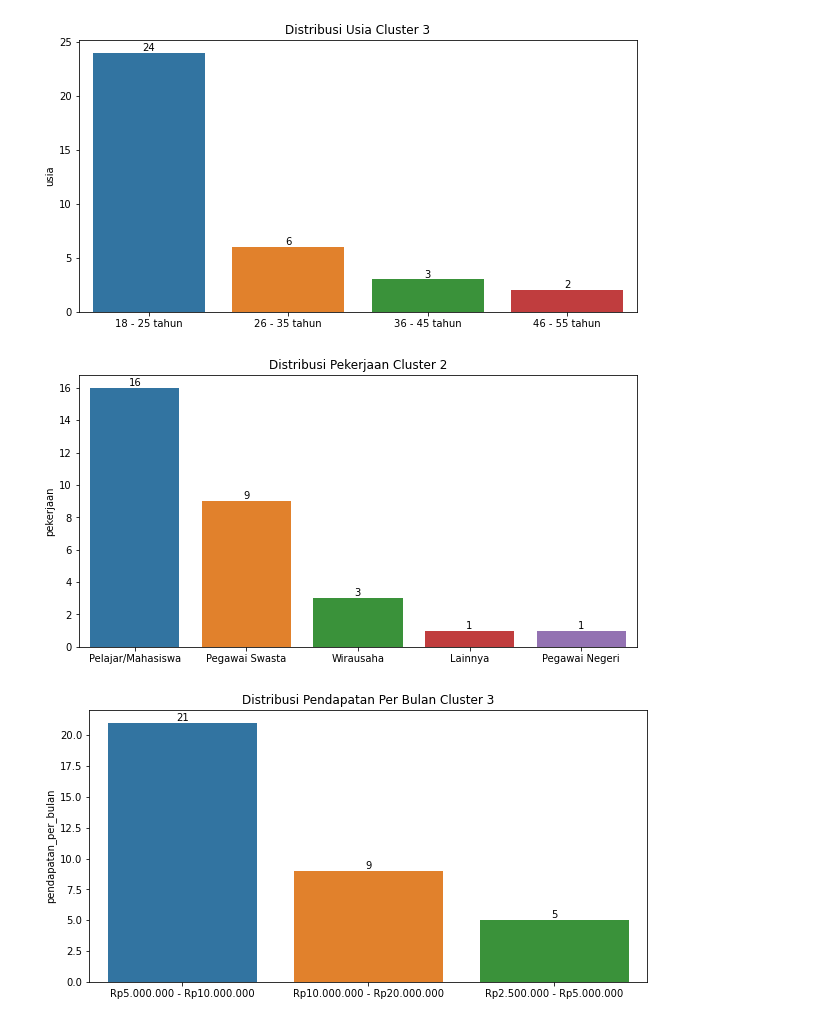
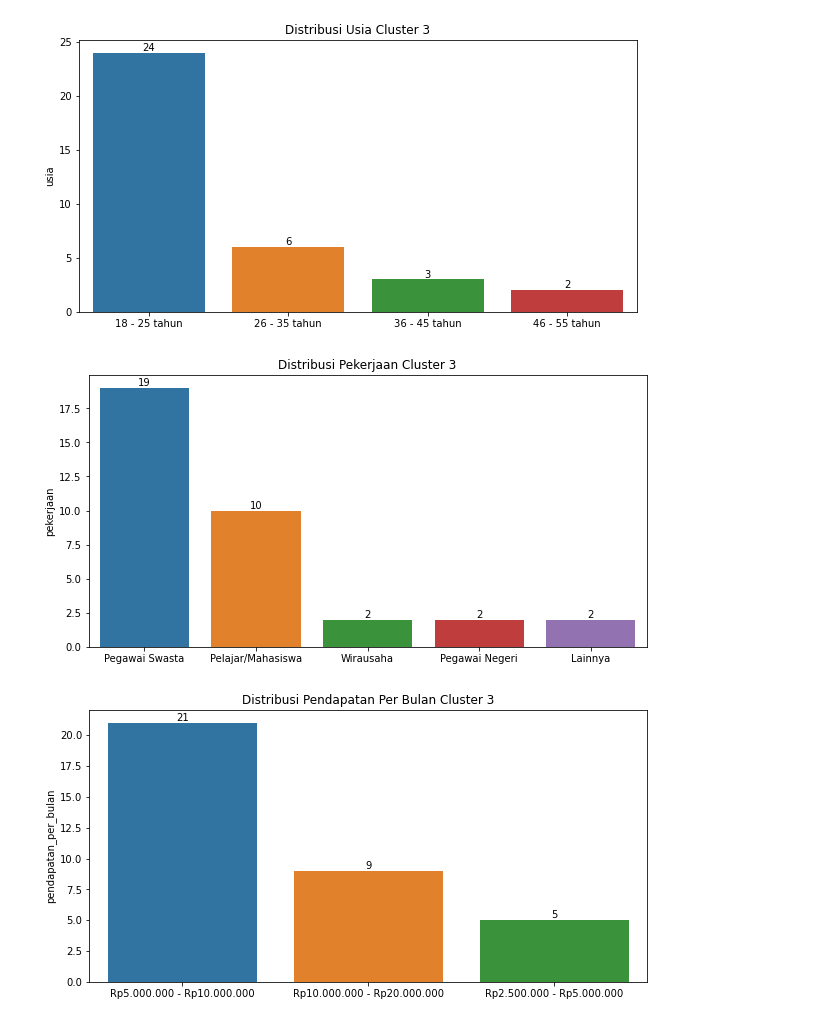
Before and after one commit to hafidhadhiet/Marketing-Management-Clustering, a Jupyter notebook: Visualisasi data hasil clustering.ipynb, the cells around one changed output. Cells and saved outputs as stored; diff of their text form; code cells hidden in the pictures.

```diff
--- a/Visualisasi data hasil clustering.ipynb
+++ b/Visualisasi data hasil clustering.ipynb
@@ -250,12 +250,12 @@ plt.savefig('cluster_3/distribusi usia cluster 3.jpg')
 [figure]
 # %%
 plt.figure(figsize=(10,5))
-ax = sns.barplot(x=cluster2['pekerjaan'].value_counts().index, y=cluster2.pekerjaan.value_counts())
-ax.set_title('Distribusi Pekerjaan Cluster 2')
+ax = sns.barplot(x=cluster3['pekerjaan'].value_counts().index, y=cluster3.pekerjaan.value_counts())
+ax.set_title('Distribusi Pekerjaan Cluster 3')
 ax.bar_label(ax.containers[0])
-plt.savefig('cluster_3/distribusi Pekerjaan cluster 2.jpg')
+plt.savefig('cluster_3/distribusi Pekerjaan cluster 3.jpg')
 # %% [output]
-[figure, old version]
+[figure, new version]
 # %%
 plt.figure(figsize=(10,5))
 ax = sns.barplot(x=cluster3['pendapatan_per_bulan'].value_counts().index, y=cluster3.pendapatan_per_bulan.value_counts())
```
Also changed, not shown: parts of 1 cell of this notebook, 4 other files.
